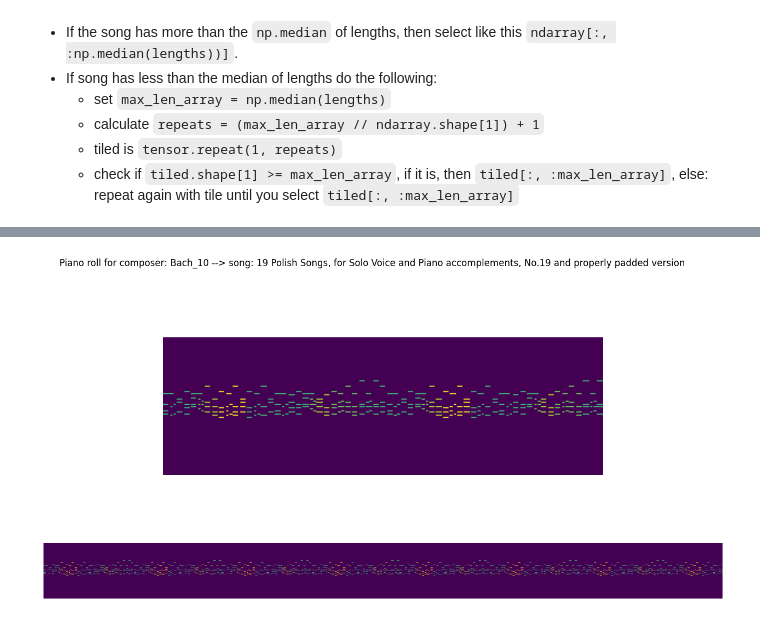
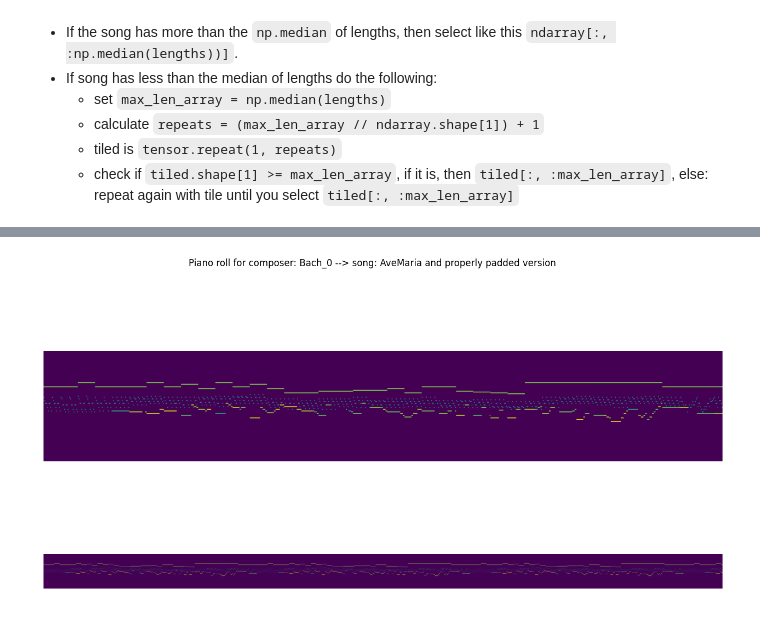
Before and after one commit to Giant-Leap-ai/MSAAI-511-group-4, a Jupyter notebook: notebooks/data_piano_roll_extraction.ipynb, the cells around one changed output, grey strips where cells are left out. Saved outputs shown, nothing was run; the diff lists cells and outputs as text; code cells hidden in the pictures.

```diff
--- a/notebooks/data_piano_roll_extraction.ipynb
+++ b/notebooks/data_piano_roll_extraction.ipynb
@@ -408,16 +418,16 @@ print(eq_piano_rolls.shape)
 # %%
-index = 10
+index = 0
 fig = plt.figure(figsize=(16, 8))
 fig.suptitle(f"Piano roll for composer: {list_composer_names[index]} --> song: {list_song_names[index]} and properly padded version")
 fig.subplots_adjust(top = 0.8)
 ax1 = fig.add_subplot(2, 1, 1)
 ax1.imshow(list_np_arrays[index], label = list_composer_names[index])
 ax1.axis("off")
 
 ax2 = fig.add_subplot(2, 1, 2)
 ax2.imshow(eq_piano_rolls[index], label = list_composer_names[index])
 ax2.axis("off")
 
 plt.show()
 # %% [output]
-[figure, old version]
+[figure, new version]
```
Also changed, not shown: parts of 6 cells of this notebook, 3 other files.
